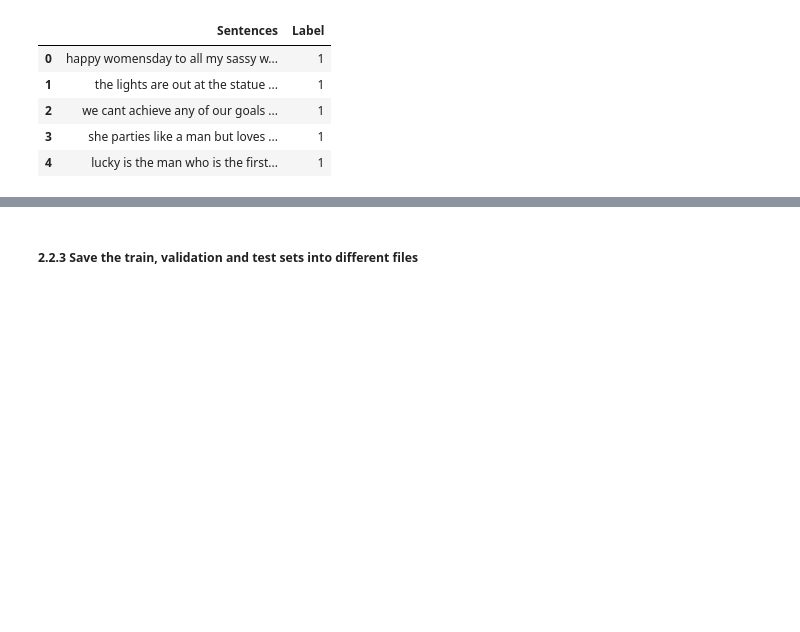
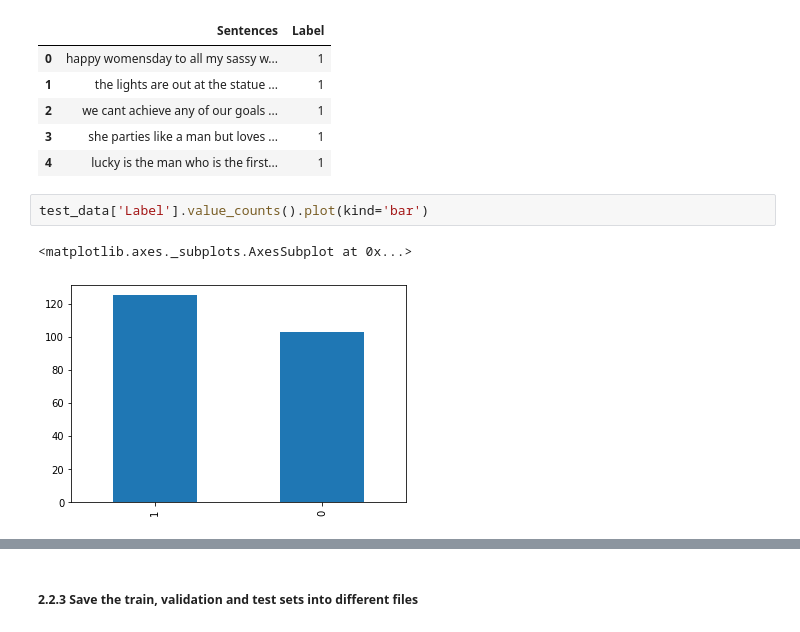
Before and after one commit to PadmajaVB/Sexist-Statement-Detection, a Jupyter notebook: SexistCommentDetection_Final.ipynb, the cells around one changed output, grey strips where cells are left out. Cells and saved outputs as stored; diff of their text form; blank space fills up the shorter version.

```diff
--- a/SexistCommentDetection_Final.ipynb
+++ b/SexistCommentDetection_Final.ipynb
@@ -558,3 +558,8 @@ df.head()
 | 2 | we cant achieve any of our goals ... | 1 |
 | 3 | she parties like a man but loves ... | 1 |
 | 4 | lucky is the man who is the first... | 1 |
+# %%
+test_data['Label'].value_counts().plot(kind='bar')
+# %% [output]
+<matplotlib.axes._subplots.AxesSubplot at 0x...>
+[figure, added]
```
Also changed, not shown: parts of 72 cells of this notebook.
